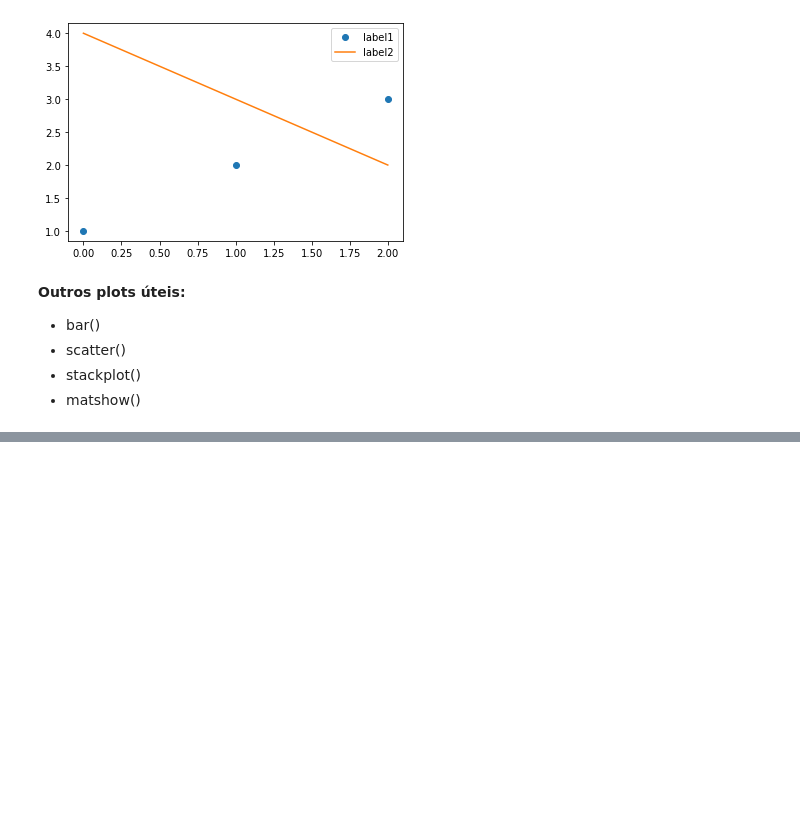
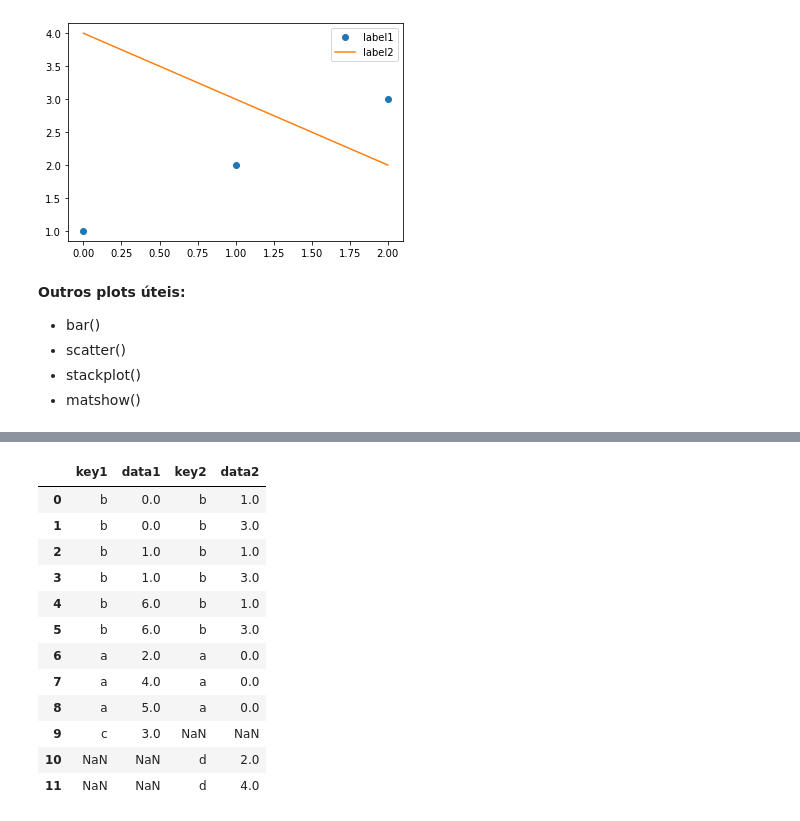
Before and after one commit to danielmf2/MBA-USP, a Jupyter notebook: Resumo - PCD.ipynb, the cells around one changed output, grey strips where cells are left out. Drawn from its saved outputs; the diff is of its cells as text; code cells hidden in the pictures; blank space fills up the shorter version.

```diff
--- a/Resumo - PCD.ipynb
+++ b/Resumo - PCD.ipynb
@@ -2995,0 +4673,31 @@ __Outros plots úteis:__
+# %%
+# Quando os DataFrames não possuem colunas com o mesmo rótulo, é possível
+# especificar quais colunas serão utilizadas em cada DataFrame por meio
+# dos parâmetros 'left_on' e 'right_on'
+
+df1 = pd.DataFrame({'key1': ['b','b','a','c','a','a','b'], # os DataFrames df1 e df2 nao
+                   'data1': range(7)})                     # possuem colunas com mesmo rótulo
+
+df2 = pd.DataFrame({'key2': ['a','b','d','b','d'],
+                   'data2': range(5)})
+
+pd.merge(df1, df2,left_on='key1',right_on='key2',how='outer')
+            # 'left_on' se refere a coluna do DataFrame correspondendo ao primeiro parâmetro
+            # (parâmetro da esquerda), neste exemplo, df1
+            # 'right_on' se refere a coluna do DataFrame correspondendo ao segundo parâmetro
+            # (parâmetro da direita), neste exemplo, df2
+            # Note que neste caso ambas as colunas são inseridas no DataFrame resultante
+# %% [output]
+|  | key1 | data1 | key2 | data2 |
+| 0 | b | 0.0 | b | 1.0 |
+| 1 | b | 0.0 | b | 3.0 |
+| 2 | b | 1.0 | b | 1.0 |
+| 3 | b | 1.0 | b | 3.0 |
+| 4 | b | 6.0 | b | 1.0 |
+| 5 | b | 6.0 | b | 3.0 |
+| 6 | a | 2.0 | a | 0.0 |
+| 7 | a | 4.0 | a | 0.0 |
+| 8 | a | 5.0 | a | 0.0 |
+| 9 | c | 3.0 | NaN | NaN |
+| 10 | NaN | NaN | d | 2.0 |
+| 11 | NaN | NaN | d | 4.0 |
```
Also changed, not shown: parts of 214 cells of this notebook, 2 other files.
